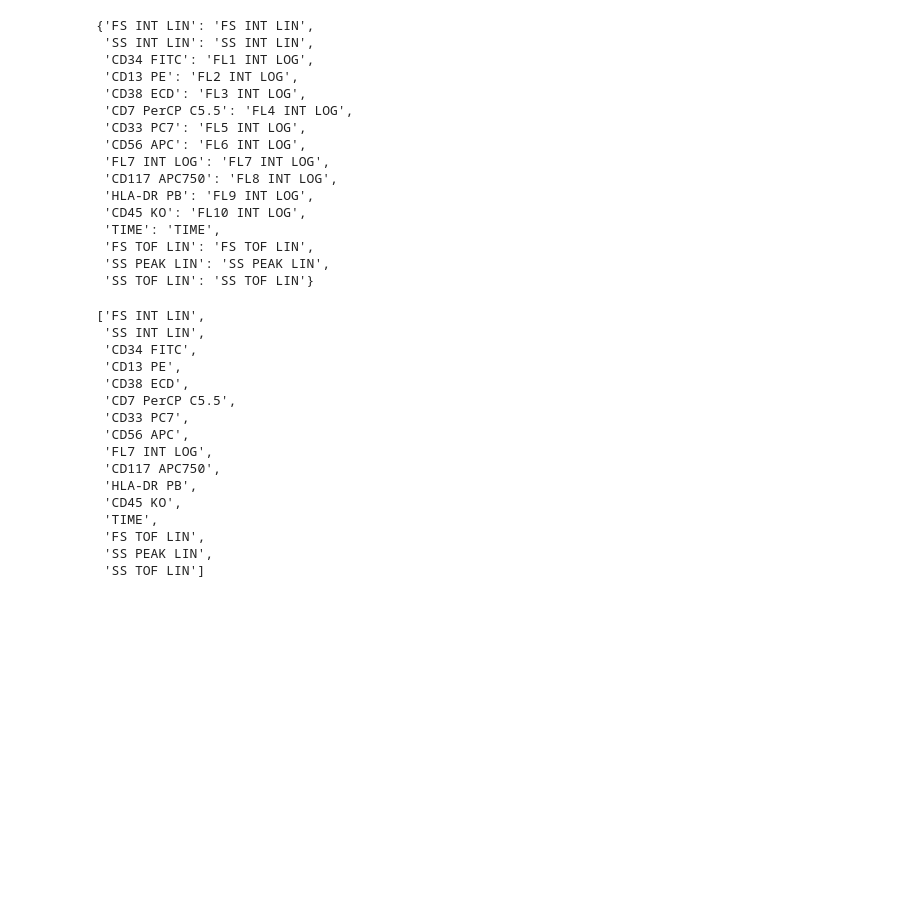
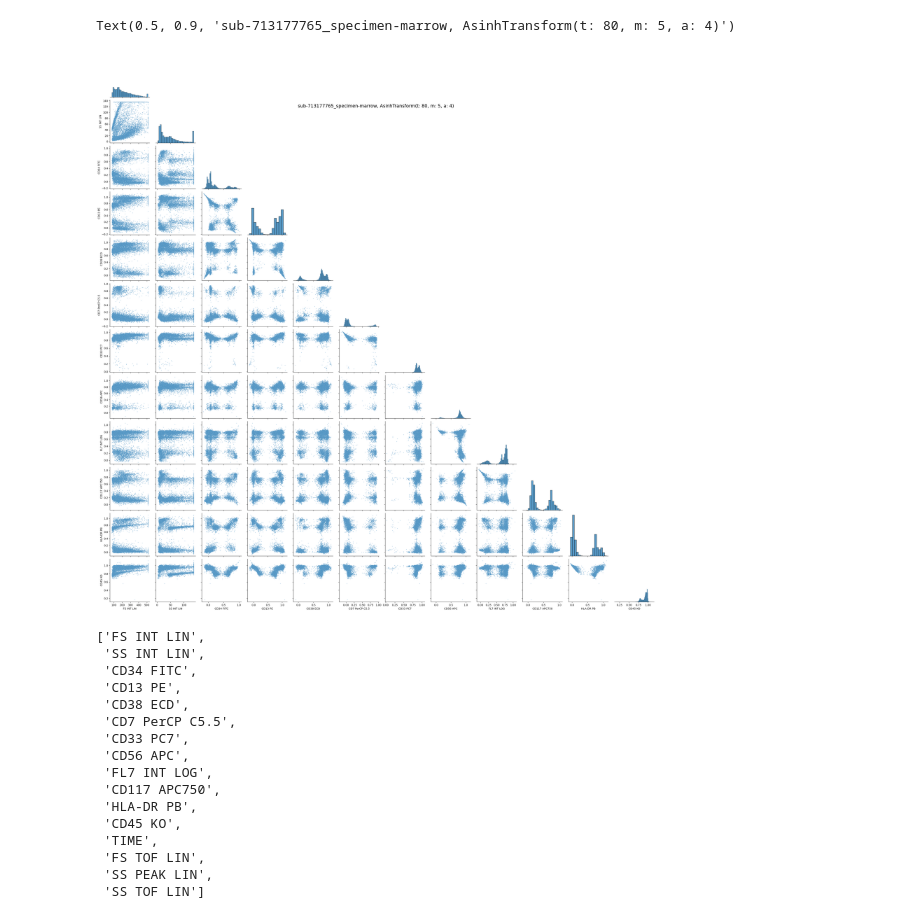
Before and after one commit to jonathan-legrand/anonymisation, a Jupyter notebook: load_new_data.ipynb, the cells around one changed output. Drawn from its saved outputs; the diff is of its cells as text; code cells hidden in the pictures; blank space fills up the shorter version.

```diff
--- a/load_new_data.ipynb
+++ b/load_new_data.ipynb
@@ -55 +78,9 @@ sns.heatmap(
+# %%
+df = sample.as_dataframe(source="xform", col_names=sample.pns_labels, subsample=True).iloc[:, :-4]
+#sns.pairplot(df, kind="hist", corner=True)
+sns.pairplot(df, kind="scatter", corner=True, plot_kws=dict(s=2))
+plt.suptitle(f"{sample.id}, {xform}", y=0.9, fontsize="xx-large")
+# %% [output]
+Text(0.5, 0.9, 'sub-713177765_specimen-marrow, AsinhTransform(t: 80, m: 5, a: 4)')
+[figure, added]
 # %%
@@ -59,25 +91,6 @@ show(p)
 lmap = {
     key: value for key, value in zip(sample.pns_labels, sample.pnn_labels)
 }
-# %%
-lmap
-# %% [output]
-{'FS INT LIN': 'FS INT LIN',
- 'SS INT LIN': 'SS INT LIN',
- 'CD34 FITC': 'FL1 INT LOG',
- 'CD13 PE': 'FL2 INT LOG',
- 'CD38 ECD': 'FL3 INT LOG',
- 'CD7 PerCP C5.5': 'FL4 INT LOG',
- 'CD33 PC7': 'FL5 INT LOG',
- 'CD56 APC': 'FL6 INT LOG',
- 'FL7 INT LOG': 'FL7 INT LOG',
- 'CD117 APC750': 'FL8 INT LOG',
- 'HLA-DR PB': 'FL9 INT LOG',
- 'CD45 KO': 'FL10 INT LOG',
- 'TIME': 'TIME',
- 'FS TOF LIN': 'FS TOF LIN',
- 'SS PEAK LIN': 'SS PEAK LIN',
- 'SS TOF LIN': 'SS TOF LIN'}
 # %%
 sample.pns_labels
 # %% [output]
```
Also changed, not shown: parts of 4 cells of this notebook, 2 other files.
